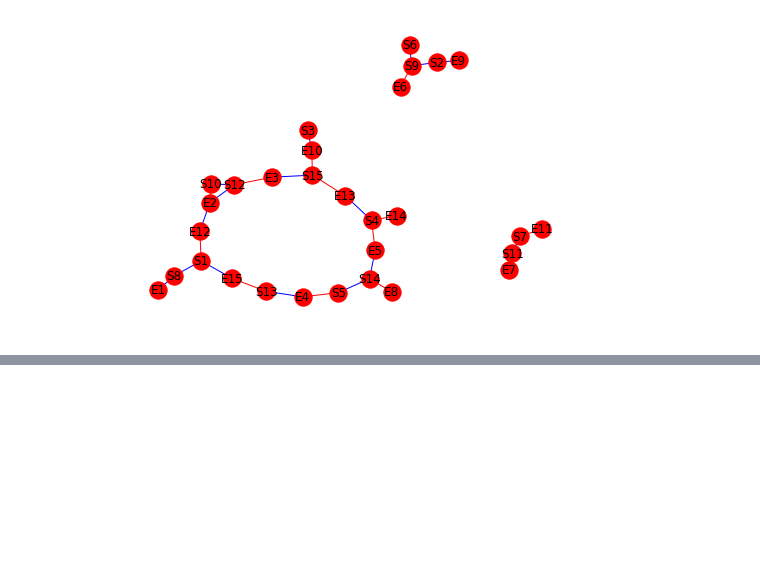
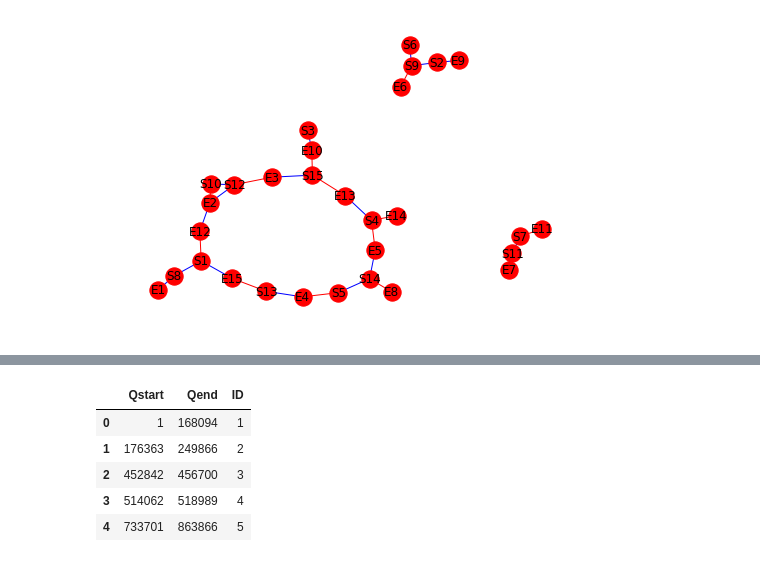
Before and after one commit to emathian/genomique_ET, a Jupyter notebook: cycle_graph.ipynb, the cells around one changed output, grey strips where cells are left out. Drawn from its saved outputs; the diff is of its cells as text; code cells hidden in the pictures; blank space fills up the shorter version.

```diff
--- a/cycle_graph.ipynb
+++ b/cycle_graph.ipynb
@@ -468,0 +474,10 @@ nx.draw(G, pos, edge_color=colors, weigths=weights, with_labels=True)
+# %%
+data_ref = pd.read_csv('data_orga_ref.txt', sep="\t")
+data_ref.head()
+# %% [output]
+|  | Qstart | Qend | ID |
+| 0 | 1 | 168094 | 1 |
+| 1 | 176363 | 249866 | 2 |
+| 2 | 452842 | 456700 | 3 |
+| 3 | 514062 | 518989 | 4 |
+| 4 | 733701 | 863866 | 5 |
```
Also changed, not shown: parts of 20 cells of this notebook, 1 other file.
